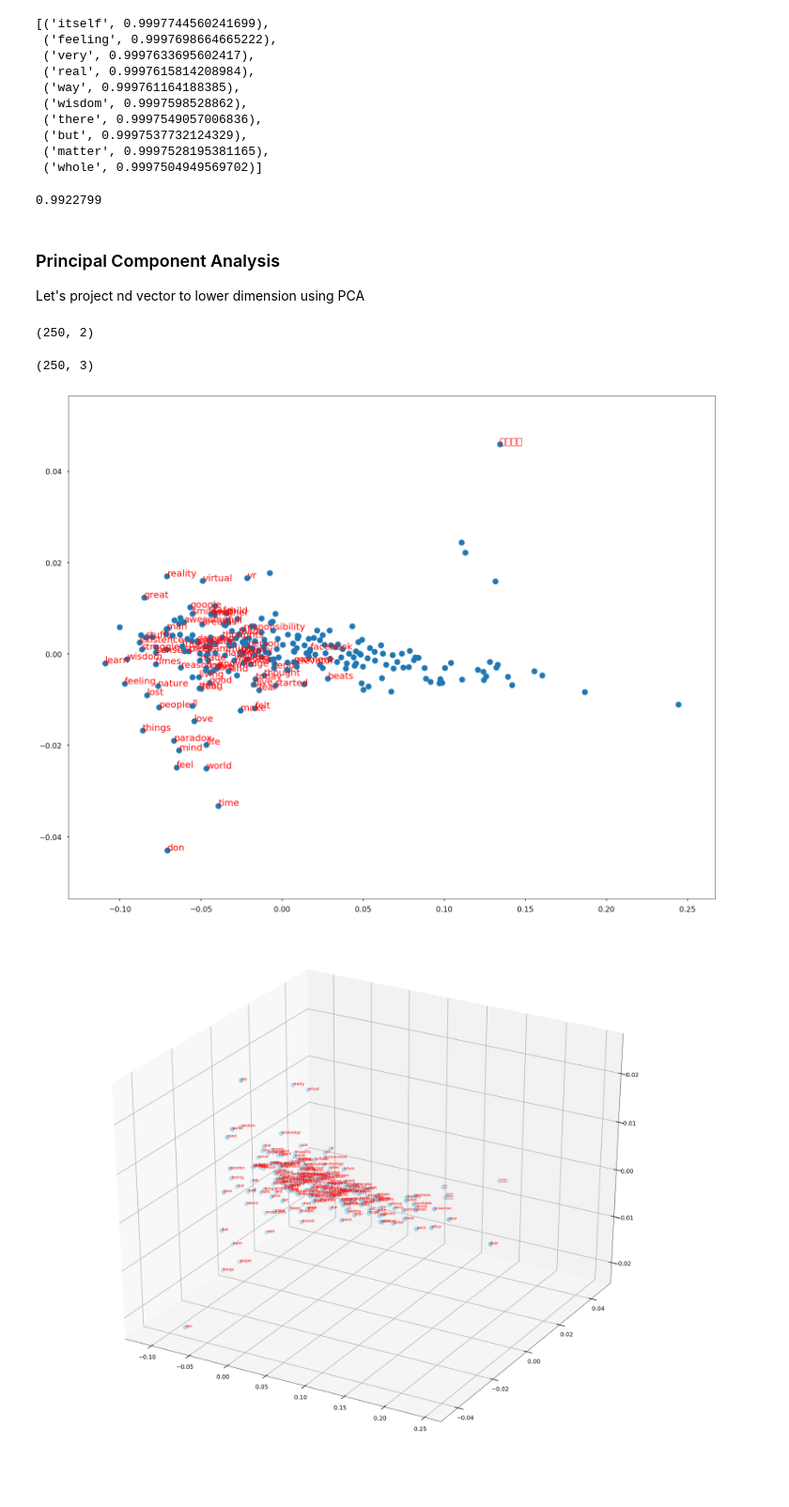
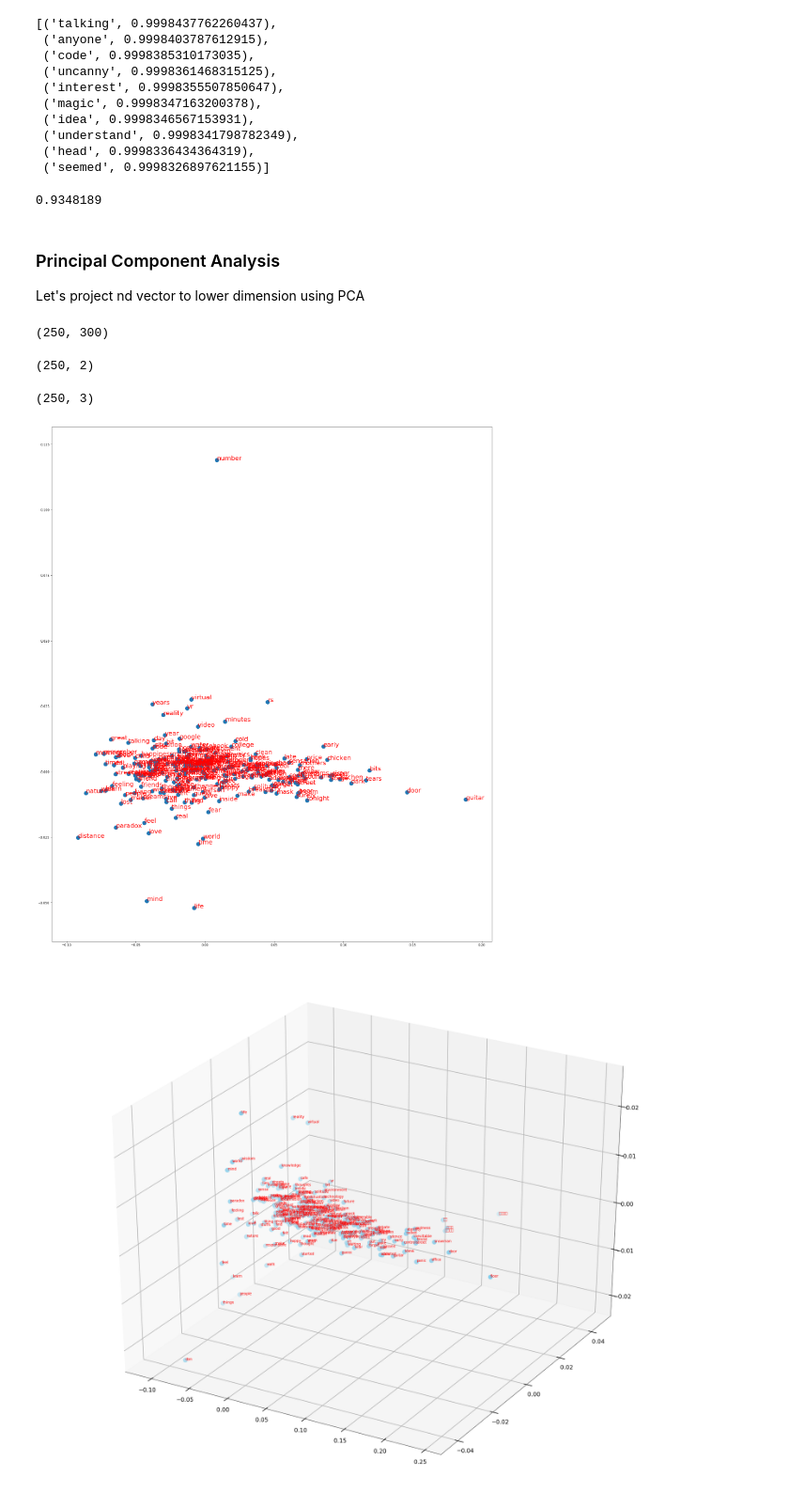
Before and after one commit to NISH1001/thought-analysis, a Jupyter notebook: analyzer.ipynb, the cells around one changed output. Shown at 94% size. Cells and saved outputs as stored; diff of their text form; code cells hidden in the pictures.

```diff
--- a/analyzer.ipynb
+++ b/analyzer.ipynb
@@ -38,5 +44,9 @@ tokens = [nltk.word_tokenize(doc) for doc in documents]
 # tokenize -> preprocess
 #tokens = [textprocessor.remove_stopwords(nltk.word_tokenize(doc), stopwords) for doc in documents]
 tokens = [ list(filter(lambda t : t=='i' or len(t)>1, token_list))  for token_list in tokens ]
-print(list(map(lambda x : len(x), tokens)))
+documents_lengths = list(map(lambda x : len(x), tokens))
+print(documents_lengths)
+print(np.mean(documents_lengths))
+plt.rcParams['figure.figsize'] = (10, 5)
+plt.plot(documents_lengths)
 # %% [output]
@@ -107,5 +166,5 @@ len(vocabs_filtered)
 # %%
 # get sorted vocab with count
-vocab_counts = sorted([ (v, model.wv.vocab[v].count) for v in vocabs_filtered ], key = lambda x : x[1], reverse=True)
+vocab_counts = sorted([ (v, word2vec.wv.vocab[v].count) for v in vocabs_filtered ], key = lambda x : x[1], reverse=True)
 vocab_counts[:10]
 # %% [output]
@@ -140,7 +199,7 @@ vocabs_topn[:10]
 %matplotlib inline
 plt.rcParams['figure.figsize'] = 20, 30
 # get vectors
-vectors = model[vocabs_topn]
+vectors = word2vec[vocabs_topn]
 #print(vectors)
 X = vectors[:, 0]
 Y = vectors[:, 1]
@@ -174,22 +233,22 @@ plt.show()
 # %%
 # get most similar
-model.most_similar(positive=['paradox'])
+word2vec.most_similar(positive=['caffeine'])
 # %% [output]
-[('itself', 0.9997744560241699),
- ('feeling', 0.9997698664665222),
- ('very', 0.9997633695602417),
- ('real', 0.9997615814208984),
- ('way', 0.999761164188385),
- ('wisdom', 0.9997598528862),
- ('there', 0.9997549057006836),
- ('but', 0.9997537732124329),
- ('matter', 0.9997528195381165),
- ('whole', 0.9997504949569702)]
+[('talking', 0.9998437762260437),
+ ('anyone', 0.9998403787612915),
+ ('code', 0.9998385310173035),
+ ('uncanny', 0.9998361468315125),
+ ('interest', 0.9998355507850647),
+ ('magic', 0.9998347163200378),
+ ('idea', 0.9998346567153931),
+ ('understand', 0.9998341798782349),
+ ('head', 0.9998336434364319),
+ ('seemed', 0.9998326897621155)]
 # %%
-res = model['life'] - model['caffeine']
-np.dot(res, model['death'])/(np.linalg.norm(res) * np.linalg.norm(model['death']))
+res = word2vec['life'] - word2vec['caffeine']
+np.dot(res, word2vec['death'])/(np.linalg.norm(res) * np.linalg.norm(word2vec['death']))
 # %% [output]
-0.9922799
+0.9348189
 # %% [markdown]
 ### Principal Component Analysis
 Let's project nd vector to lower dimension using PCA
@@ -196,3 +258,7 @@ Let's project nd vector to lower dimension using PCA
+# %%
+vectors.shape
+# %% [output]
+(250, 300)
 # %%
 pca2d = PCA(n_components=2)
 comp2d = pca2d.fit_transform(vectors)
@@ -207,25 +273,25 @@ comp3d.shape
 (250, 3)
 # %%
 %matplotlib inline
-plt.rcParams['figure.figsize'] = 25, 20
+plt.rcParams['figure.figsize'] = 25, 30
 
 # visualize in 2d space
 #print(vectors)
 Xp = comp2d[:, 0]
 Yp = comp2d[:, 1]
 #plt.scatter(Xp, Yp)
 
 # plot
 fig, ax = plt.subplots()
 #ax = Axes3D(fig)
 ax.scatter(Xp, Yp, s=150)
 
 #indices = range(0, 20)
-#for i, txt in enumerate(vocabs_topn):
-for i in range(0, 75):
+for i, txt in enumerate(vocabs_topn):
+#for i in range(0, 75):
     ax.annotate(vocabs_topn[i], (Xp[i],Yp[i]), color='red', size=20)
 # %% [output]
-[figure, old version]
+[figure, new version]
 # %%
 %matplotlib qt
 plt.rcParams['figure.figsize'] = 25, 20
```
Also changed, not shown: parts of 24 cells of this notebook, 1 other file.
